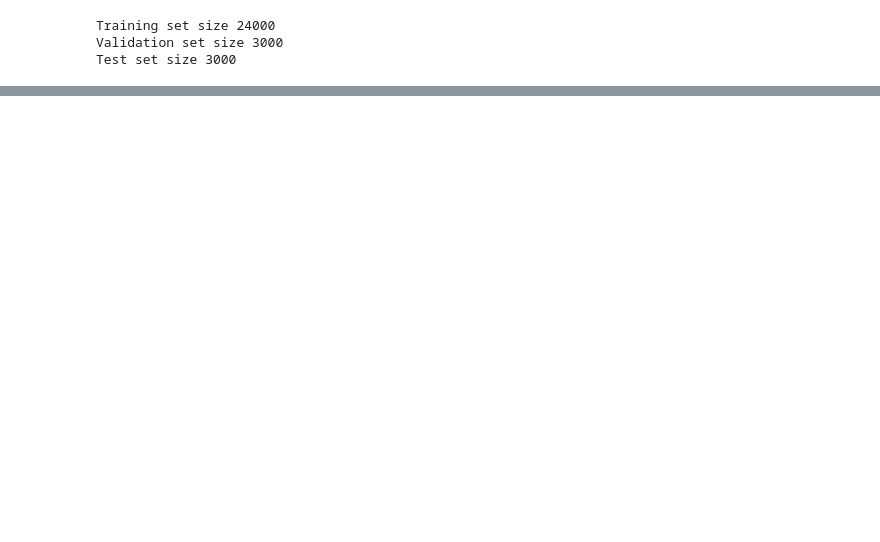
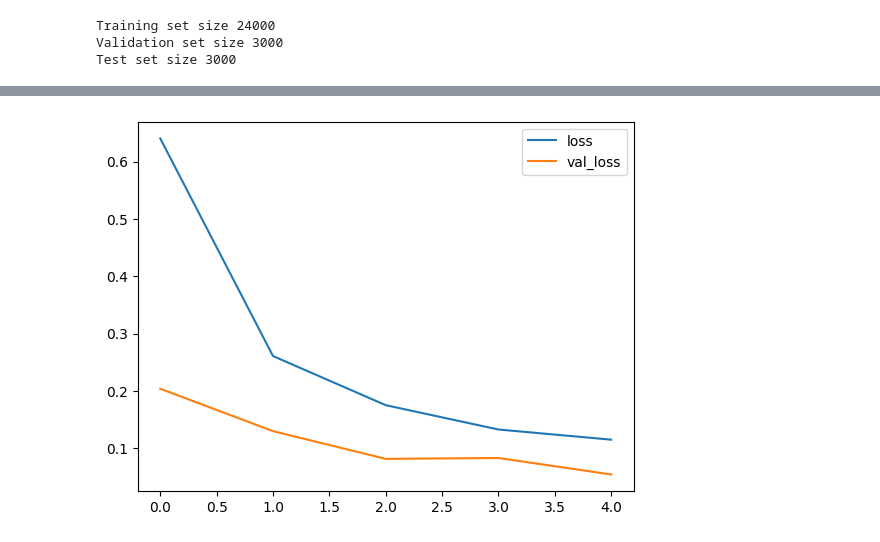
Before and after one commit to RocketFan/audio-mnist, a Jupyter notebook: train.ipynb, the cells around one changed output, grey strips where cells are left out. Saved outputs shown, nothing was run; the diff lists cells and outputs as text; code cells hidden in the pictures; blank space fills up the shorter version.

```diff
--- a/train.ipynb
+++ b/train.ipynb
@@ -247,8 +194,10 @@ Epoch 10: early stopping
 # %%
-# metrics = history.history
-# plt.plot(history.epoch, metrics['loss'], metrics['val_loss'])
-# plt.legend(['loss', 'val_loss'])
-# plt.show()
+metrics = history.history
+plt.plot(history.epoch, metrics['loss'], metrics['val_loss'])
+plt.legend(['loss', 'val_loss'])
+plt.show()
+# %% [output]
+[figure, added]
 # %%
 test_audio = []
 test_labels = []
```
Also changed, not shown: parts of 13 cells of this notebook, 3 other files.
